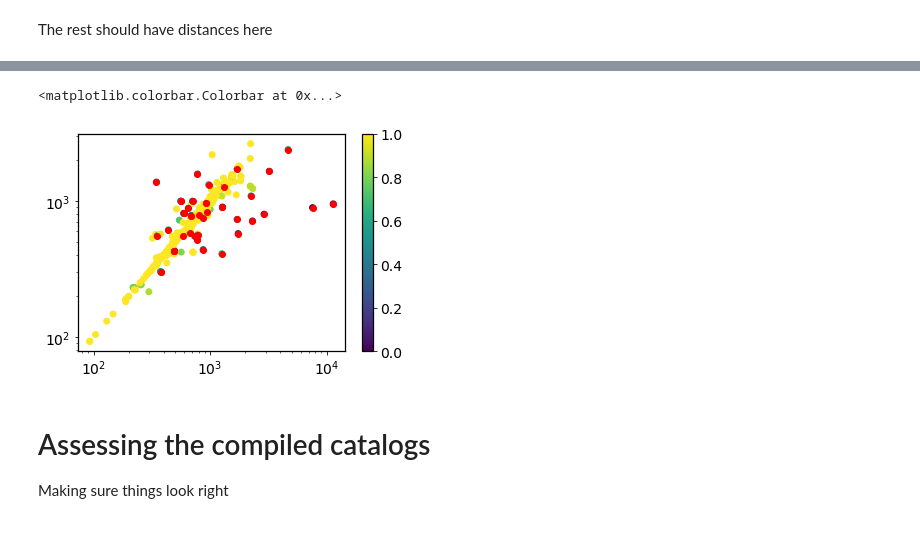
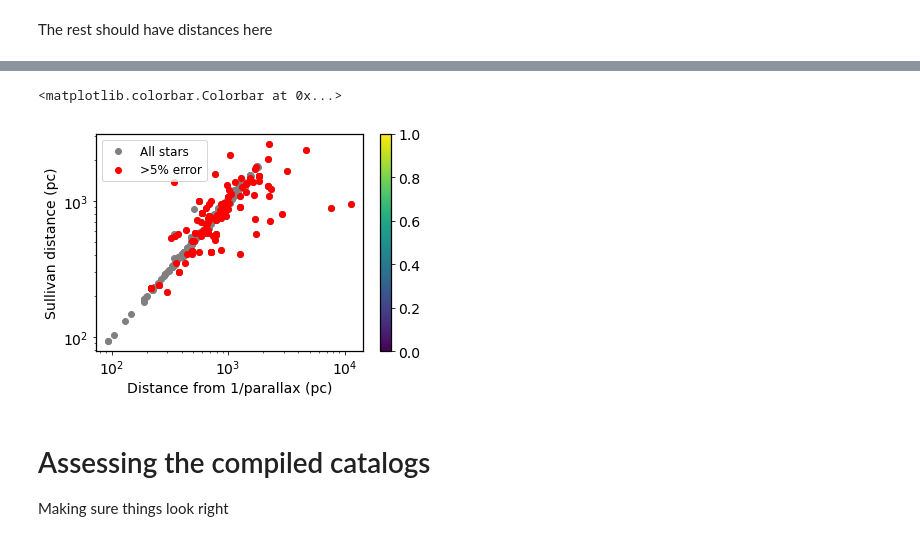
Before and after one commit to ernewton/HWO_calculations, a Jupyter notebook: Sullivan Toy Model -- Data Cleaning.ipynb, the cells around one changed output, grey strips where cells are left out. Saved outputs shown, nothing was run; the diff lists cells and outputs as text; code cells hidden in the pictures.

```diff
--- a/Sullivan Toy Model -- Data Cleaning.ipynb
+++ b/Sullivan Toy Model -- Data Cleaning.ipynb
@@ -240,12 +305,15 @@ binary_db = s24_x_gaia.merge(extra, how='left', on='KOI', suffixes=['','_extra']
 # %%
-plt.scatter(binary_db['distance'], binary_db['distance_extra'], c=binary_db['parallax_over_error'], vmin=1, vmax=10)
-plt.scatter(binary_db['distance'][binary_db['parallax_over_error']<7],
-            binary_db['distance_extra'][binary_db['parallax_over_error']<7],
-           c='r')
+plt.scatter(binary_db['distance'], binary_db['distance_extra'], c='gray', label='All stars')
+plt.scatter(binary_db['distance'][binary_db['parallax_over_error']<20],
+            binary_db['distance_extra'][binary_db['parallax_over_error']<20],
+           c='r', label=">5% error")
 plt.xscale('log')
 plt.yscale('log')
+plt.xlabel('Distance from 1/parallax (pc)')
+plt.ylabel('Sullivan distance (pc)')
+plt.legend()
 plt.colorbar()
 # %% [output]
 <matplotlib.colorbar.Colorbar at 0x...>
-[figure, old version]
+[figure, new version]
 # %%
```
Also changed, not shown: parts of 8 cells of this notebook, 1 other file.
